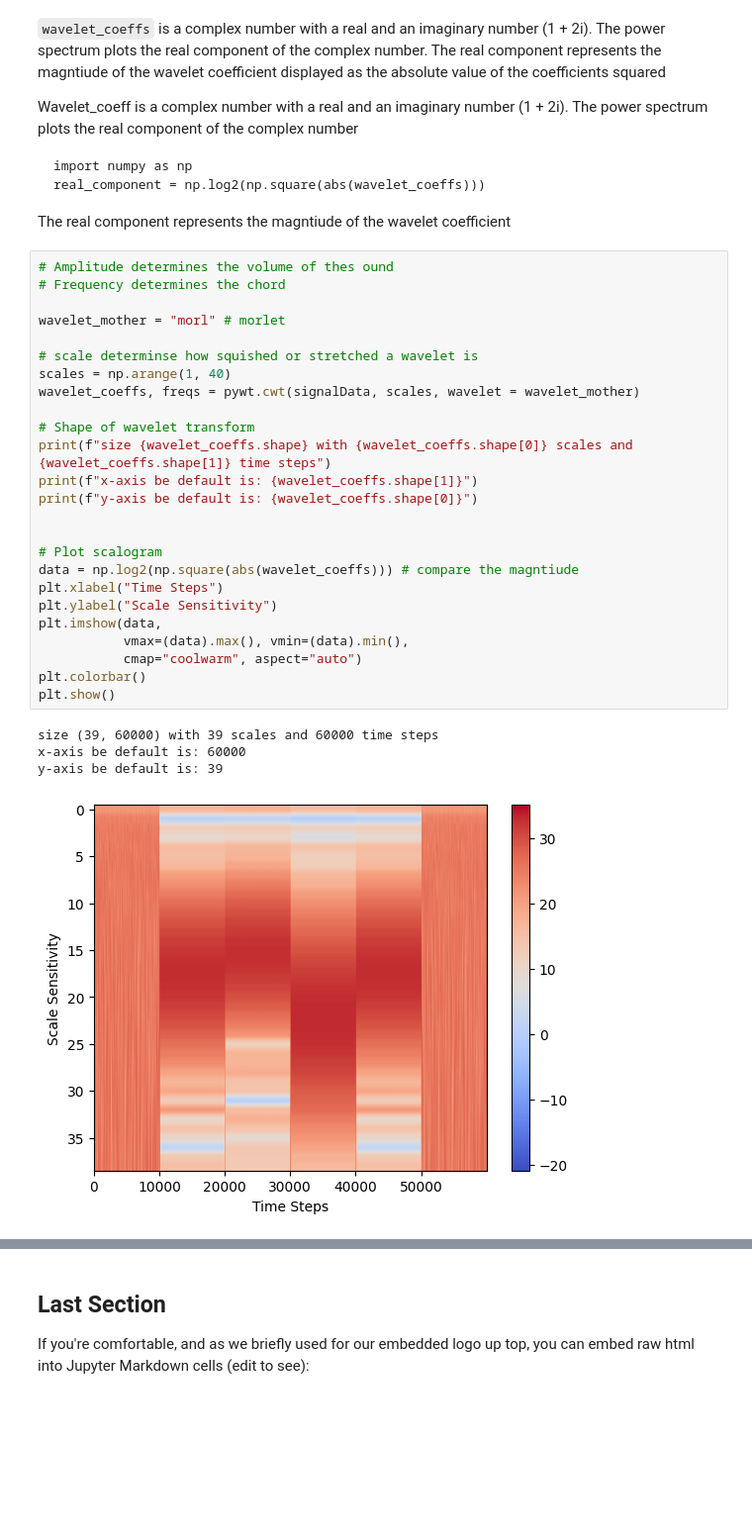
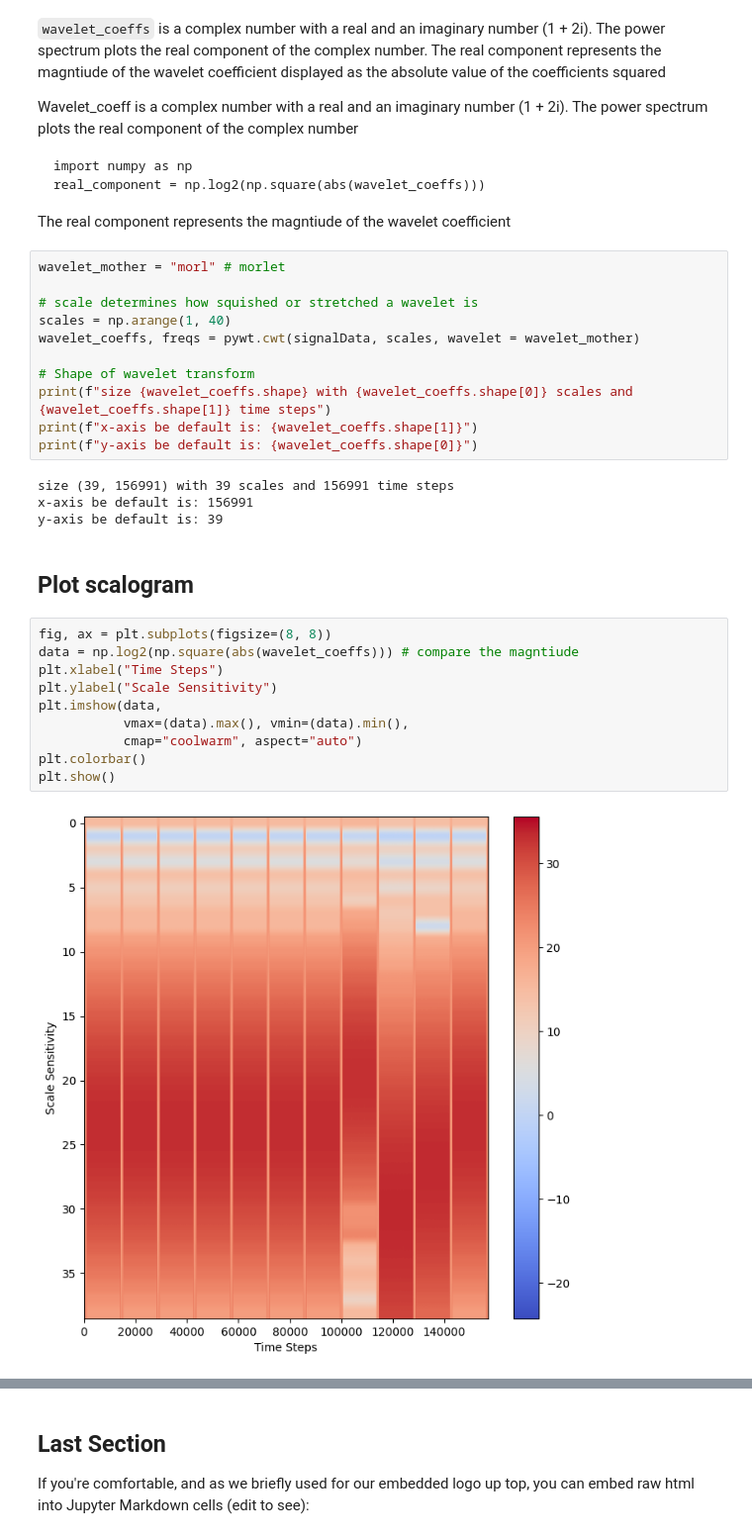
Before and after one commit to ProjectPythia/wavelet-cookbook, a Jupyter notebook: notebooks/example-workflows/jingle-bells.ipynb, the cells around one changed output, grey strips where cells are left out. Shown: that part at 99% size. Saved outputs shown, nothing was run; the diff lists cells and outputs as text; blank space fills up the shorter version.

Commit message:
update wavelets

```diff
--- a/notebooks/example-workflows/jingle-bells.ipynb
+++ b/notebooks/example-workflows/jingle-bells.ipynb
@@ -182,12 +185,9 @@ real_component = np.log2(np.square(abs(wavelet_coeffs)))
 
 The real component represents the magntiude of the wavelet coefficient
 # %%
-# Amplitude determines the volume of thes ound
-# Frequency determines the chord
-
 wavelet_mother = "morl" # morlet
 
-# scale determinse how squished or stretched a wavelet is
+# scale determines how squished or stretched a wavelet is
 scales = np.arange(1, 40)
 wavelet_coeffs, freqs = pywt.cwt(signalData, scales, wavelet = wavelet_mother)
 
@@ -195,19 +195,21 @@ wavelet_coeffs, freqs = pywt.cwt(signalData, scales, wavelet = wavelet_mother)
 print(f"size {wavelet_coeffs.shape} with {wavelet_coeffs.shape[0]} scales and {wavelet_coeffs.shape[1]} time steps")
 print(f"x-axis be default is: {wavelet_coeffs.shape[1]}")
 print(f"y-axis be default is: {wavelet_coeffs.shape[0]}")
-
-
-# Plot scalogram
-data = np.log2(np.square(abs(wavelet_coeffs))) # compare the magntiude
-plt.xlabel("Time Steps")
-plt.ylabel("Scale Sensitivity")
-plt.imshow(data,
-           vmax=(data).max(), vmin=(data).min(),
-           cmap="coolwarm", aspect="auto")
-plt.colorbar()
-plt.show()
 # %% [output]
-size (39, 60000) with 39 scales and 60000 time steps
-x-axis be default is: 60000
+size (39, 156991) with 39 scales and 156991 time steps
+x-axis be default is: 156991
 y-axis be default is: 39
-[figure, removed]
+# %% [markdown]
+## Plot scalogram
+# %%
+fig, ax = plt.subplots(figsize=(8, 8))
+data = np.log2(np.square(abs(wavelet_coeffs))) # compare the magntiude
+plt.xlabel("Time Steps")
+plt.ylabel("Scale Sensitivity")
+plt.imshow(data,
+           vmax=(data).max(), vmin=(data).min(),
+           cmap="coolwarm", aspect="auto")
+plt.colorbar()
+plt.show()
+# %% [output]
+[figure, added]
```
Also changed, not shown: parts of 16 cells of this notebook, 2 other files.
